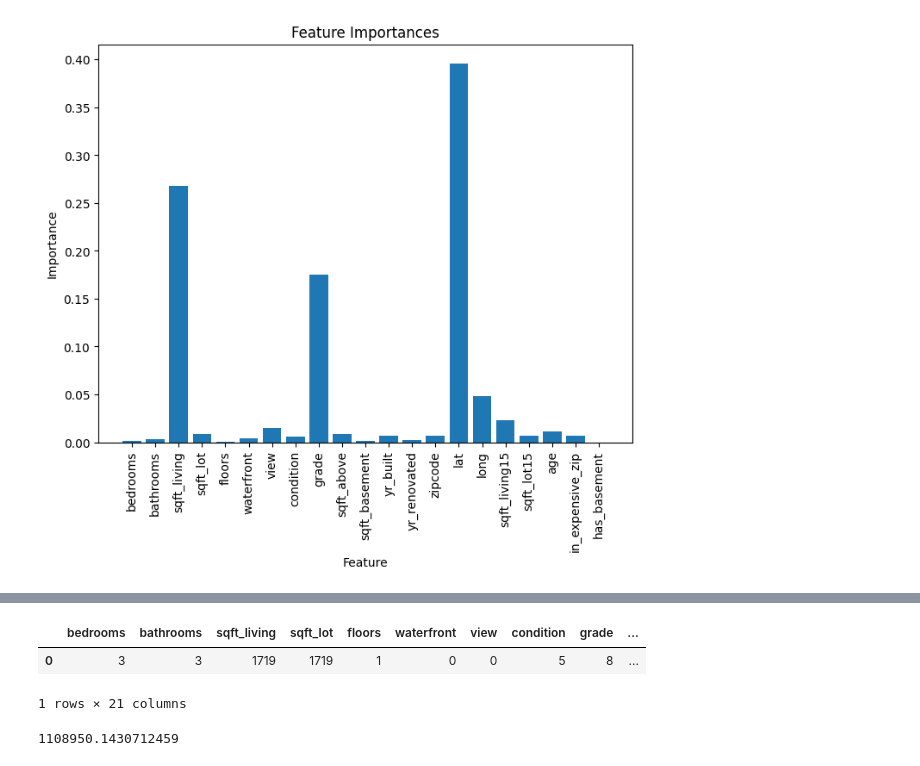
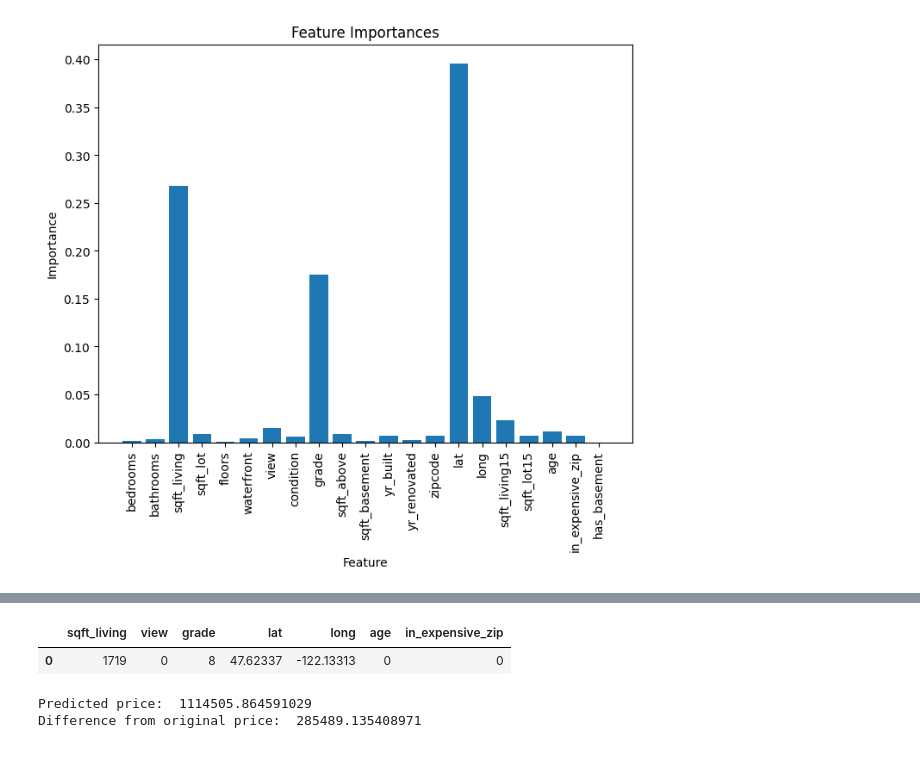
Before and after one commit to Sanketb2312/Info251-final-project, a Jupyter notebook: train.ipynb, the cells around one changed output, grey strips where cells are left out. Drawn from its saved outputs; the diff is of its cells as text; code cells hidden in the pictures.

Commit message:
added prediction for houses from zwillow

```diff
--- a/train.ipynb
+++ b/train.ipynb
@@ -137,25 +173,30 @@ plt.show()
 # %%
 import pandas as pd
 
 # create a dictionary of column names and values
-data_zwillow = {'bedrooms': [3], 'bathrooms': [3], 'sqft_living': [1719], 'sqft_lot': [1719], 'floors': [1], 'waterfront': [0],
-        'view': [0], 'condition': [5], 'grade': [8], 'sqft_above': [1719], 'sqft_basement': [0], 'yr_built': [2023],
-        'yr_renovated': [2023], 'zipcode': [98007], 'lat': [47.623370], 'long': [-122.133130], 'sqft_living15': [1719],
-        'sqft_lot15': [1719], 'age': [0], 'in_expensive_zip': [0], 'has_basement': [0]}
+# data_zwillow = {'bedrooms': [3], 'bathrooms': [3], 'sqft_living': [1719], 'sqft_lot': [1719], 'floors': [1], 'waterfront': [0],
+#         'view': [0], 'condition': [5], 'grade': [8], 'sqft_above': [1719], 'sqft_basement': [0], 'yr_built': [2023],
+#         'yr_renovated': [2023], 'zipcode': [98007], 'lat': [47.623370], 'long': [-122.133130], 'sqft_living15': [1719],
+#         'sqft_lot15': [1719], 'age': [0], 'in_expensive_zip': [0], 'has_basement': [0]}
+
+data_zwillow = {'sqft_living': [1719],'view':[0], 'grade': [8],'lat': [47.623370], 'long': [-122.133130], 'age': [0], 'in_expensive_zip': [0]}
 
 # create a new DataFrame from the dictionary
 zwillow_house = pd.DataFrame(data_zwillow)
 
 # display the new DataFrame
 
 zwillow_house
 # %% [output]
-|  | bedrooms | bathrooms | sqft_living | sqft_lot | floors | waterfront | view | condition | grade | ... |
-| 0 | 3 | 3 | 1719 | 1719 | 1 | 0 | 0 | 5 | 8 | ... |
+|  | sqft_living | view | grade | lat | long | age | in_expensive_zip |
+| 0 | 1719 | 0 | 8 | 47.62337 | -122.13313 | 0 | 0 |
-1 rows × 21 columns
 # %%
-log_price = grid_search.best_estimator_.predict(zwillow_house)
+log_price = grid_search_importance.best_estimator_.predict(zwillow_house)
 price = np.exp(log_price)
 price[0]*2.03
+
+print("Predicted price: ", price[0]*2.03)
+print("Difference from original price: ", 1399995-price[0]*2.03)
 # %% [output]
-1108950.1430712459
+Predicted price:  1114505.864591029
+Difference from original price:  285489.135408971
```
Also changed, not shown: parts of 11 cells of this notebook.
